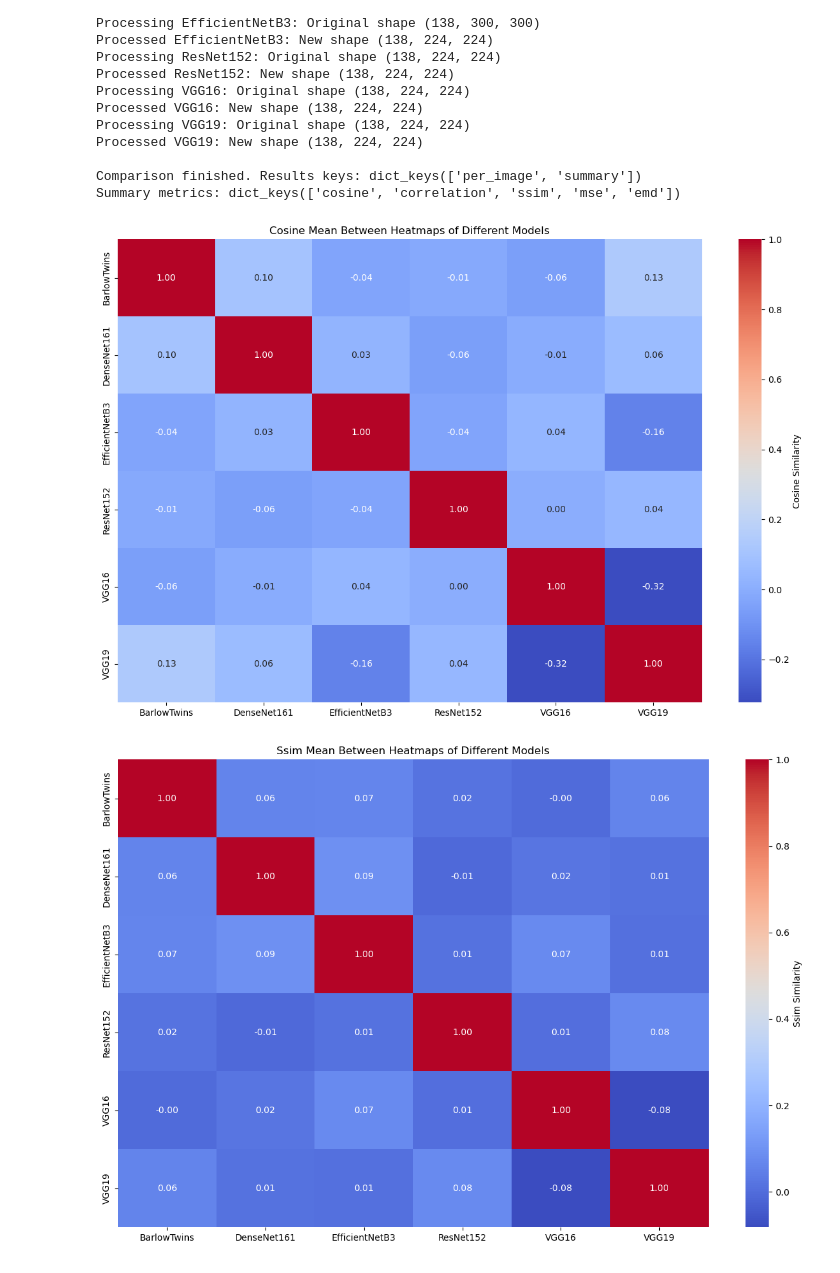
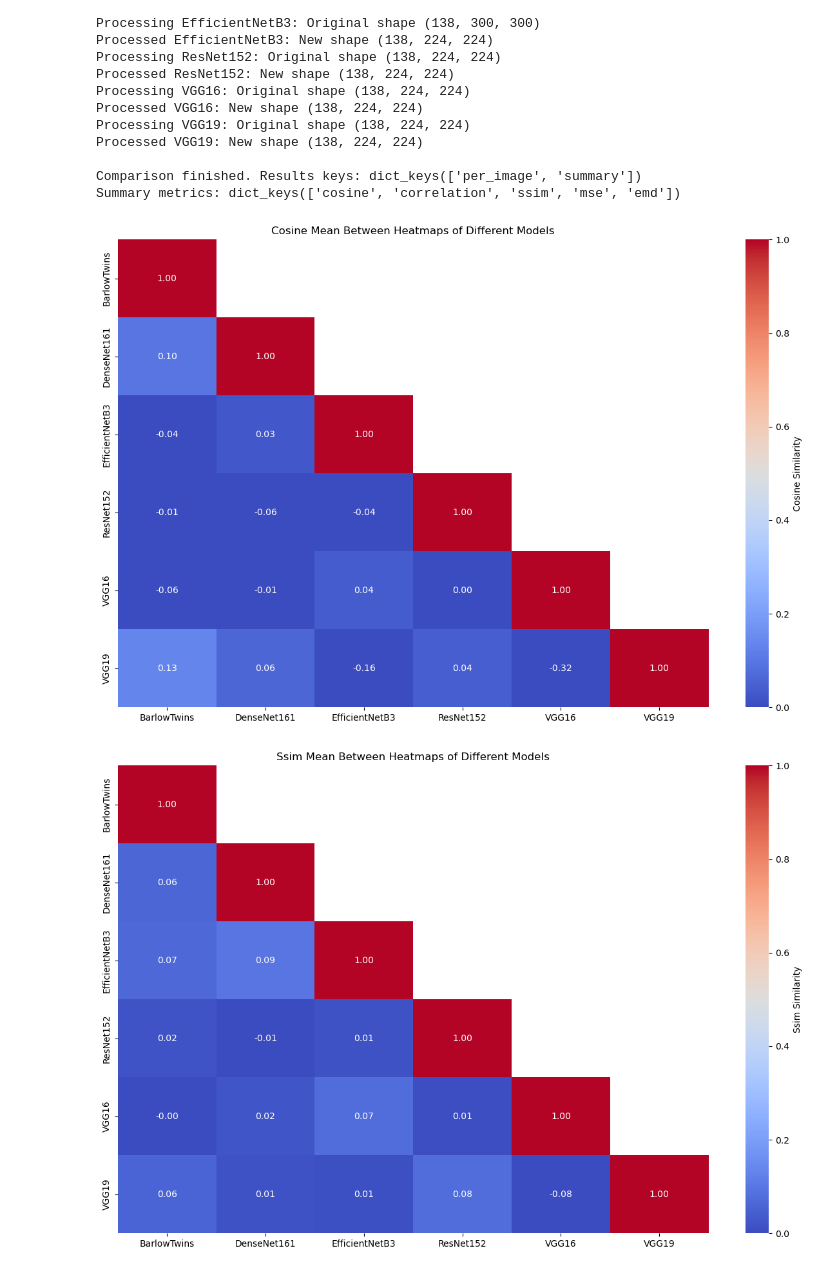
Before and after one commit to icaro-rdp/Internship_project_2025, a Jupyter notebook: Models/models_heatmaps_comparison.ipynb, the cells around one changed output. Cells and saved outputs as stored; diff of their text form; code cells hidden in the pictures.

Commit message:
evaluation of different heatmaps generation

```diff
--- a/Models/models_heatmaps_comparison.ipynb
+++ b/Models/models_heatmaps_comparison.ipynb
@@ -249,16 +297,16 @@ Summary metrics: dict_keys(['cosine', 'correlation', 'ssim', 'mse', 'emd'])
 # %%
 
 # Visualize the similarity matrix for each metric
-visualize_similarity_matrix(heatmaps_results, model_names, metric='cosine', stat='mean')
+visualize_similarity_matrix(heatmaps_results, model_names, metric='cosine', stat='mean', plot_upper_triangle=True)
 
-visualize_similarity_matrix(heatmaps_results, model_names, metric='ssim', stat='mean')
+visualize_similarity_matrix(heatmaps_results, model_names, metric='ssim', stat='mean', plot_upper_triangle=True)
 
-visualize_similarity_matrix(heatmaps_results, model_names, metric='emd', stat='mean')
+visualize_similarity_matrix(heatmaps_results, model_names, metric='emd', stat='mean', plot_upper_triangle=True)
 
-visualize_similarity_matrix(heatmaps_results, model_names, metric='mse', stat='mean')
+visualize_similarity_matrix(heatmaps_results, model_names, metric='mse', stat='mean', plot_upper_triangle=True)
 
 # Show the plots
 plt.show()
 # %% [output]
-[figure, old version]
+[figure, new version]
-[figure, old version]
+[figure, new version]
```
Also changed, not shown: parts of 3 cells of this notebook.
